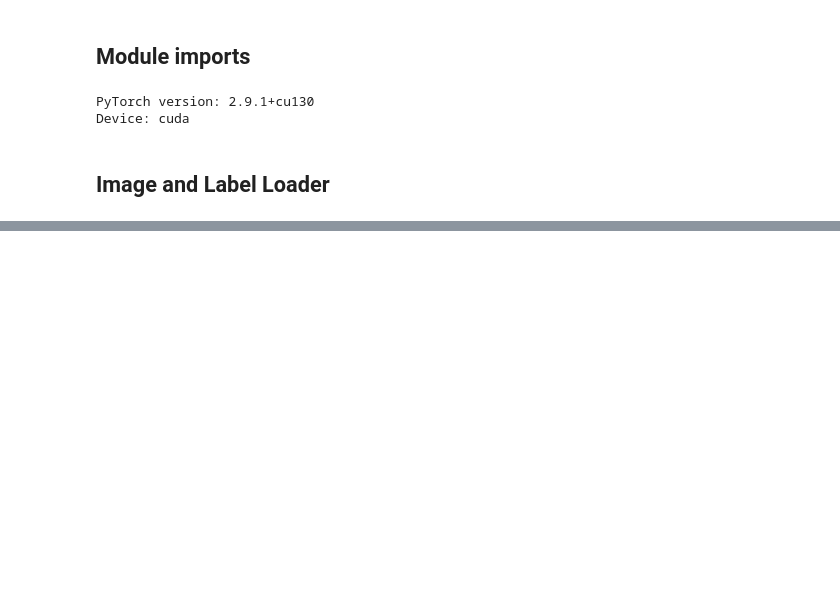
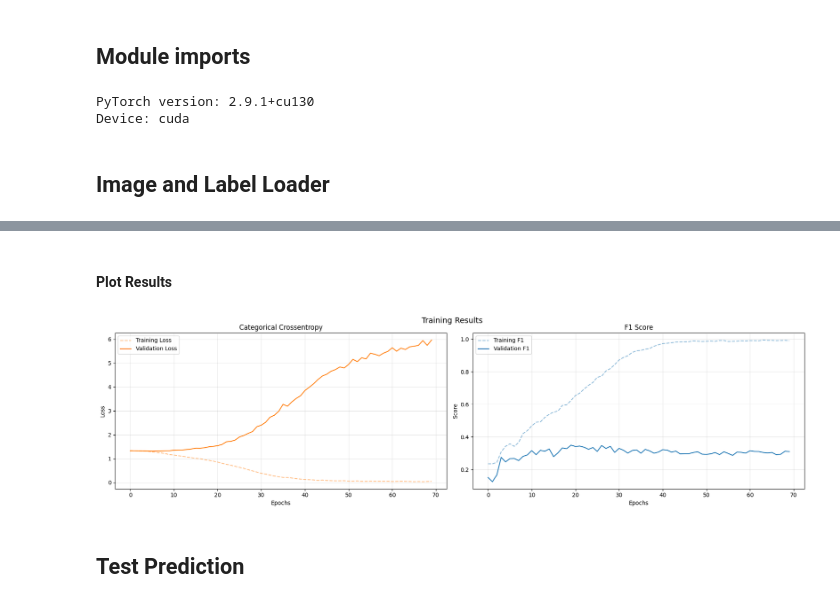
Before and after one commit to jonelrelucio/AN2DL-2025, a Jupyter notebook: challenge2/challenge2.ipynb, the cells around one changed output, grey strips where cells are left out. Drawn from its saved outputs; the diff is of its cells as text; code cells hidden in the pictures; blank space fills up the shorter version.

```diff
--- a/challenge2/challenge2.ipynb
+++ b/challenge2/challenge2.ipynb
@@ -459,21 +415,5 @@ def train_one_epoch(model, train_loader, criterion, optimizer, scaler, device, l
 # %%
 def validate_one_epoch(model, val_loader, criterion, device):
-    """
-    Perform one complete validation epoch through the entire validation dataset.
-
-    Args:
-        model (nn.Module): The neural network model to evaluate (must be in eval mode)
-        val_loader (DataLoader): PyTorch DataLoader containing validation data batches
-        criterion (nn.Module): Loss function used to calculate validation loss
-        device (torch.device): Computing device ('cuda' for GPU, 'cpu' for CPU)
-
-    Returns:
-        tuple: (average_loss, accuracy) - Validation loss and accuracy for this epoch
-
-    Note:
-        This function automatically sets the model to evaluation mode and disables
-        gradient computation for efficiency during validation.
-    """
     model.eval()  # Set model to evaluation mode
 
     running_loss = 0.0
@@ -510,31 +450,6 @@ def validate_one_epoch(model, val_loader, criterion, device):
 def fit(model, train_loader, val_loader, epochs, criterion, optimizer, scaler, device,
         l1_lambda=0, l2_lambda=0, patience=0, evaluation_metric="val_f1", mode='max',
         restore_best_weights=True, writer=None, verbose=10, experiment_name=""):
-    """
-    Train the neural network model on the training data and validate on the validation data.
-
-    Args:
-        model (nn.Module): The neural network model to train
-        train_loader (DataLoader): PyTorch DataLoader containing training data batches
-        val_loader (DataLoader): PyTorch DataLoader containing validation data batches
-        epochs (int): Number of training epochs
-        criterion (nn.Module): Loss function (e.g., CrossEntropyLoss, MSELoss)
-        optimizer (torch.optim): Optimization algorithm (e.g., Adam, SGD)
-        scaler (GradScaler): PyTorch's gradient scaler for mixed precision training
-        device (torch.device): Computing device ('cuda' for GPU, 'cpu' for CPU)
-        l1_lambda (float): L1 regularization coefficient (default: 0)
-        l2_lambda (float): L2 regularization coefficient (default: 0)
-        patience (int): Number of epochs to wait for improvement before early stopping (default: 0)
-        evaluation_metric (str): Metric to monitor for early stopping (default: "val_f1")
-        mode (str): 'max' for maximizing the metric, 'min' for minimizing (default: 'max')
-        restore_best_weights (bool): Whether to restore model weights from best epoch (default: True)
-        writer (SummaryWriter, optional): TensorBoard SummaryWriter object for logging (default: None)
-        verbose (int, optional): Frequency of printing training progress (default: 10)
-        experiment_name (str, optional): Experiment name for saving models (default: "")
-
-    Returns:
-        tuple: (model, training_history) - Trained model and metrics history
-    """
 
     # Initialize metrics tracking
     training_history = {
@@ -653 +598,10 @@ Best model restored from epoch 27 with val_f1 0.3488
 Final validation F1 score: 34.88%
+# %% [markdown]
+#### Plot Results
+# %%
+if PLOT_FLAG:
+    cplot.plot_training_history(vanilla_history, title=f"Training Results")
+# %% [output]
+[figure, added]
+# %% [markdown]
+## Test Prediction
```
Also changed, not shown: parts of 21 cells of this notebook, 2 other files.
